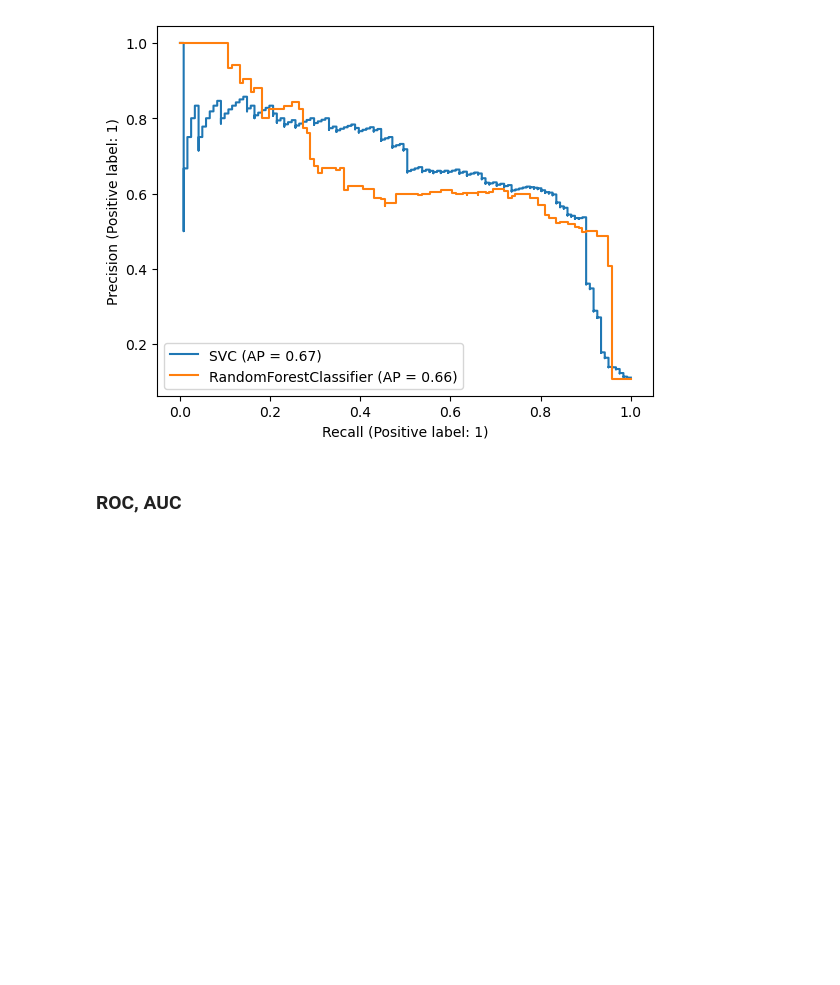
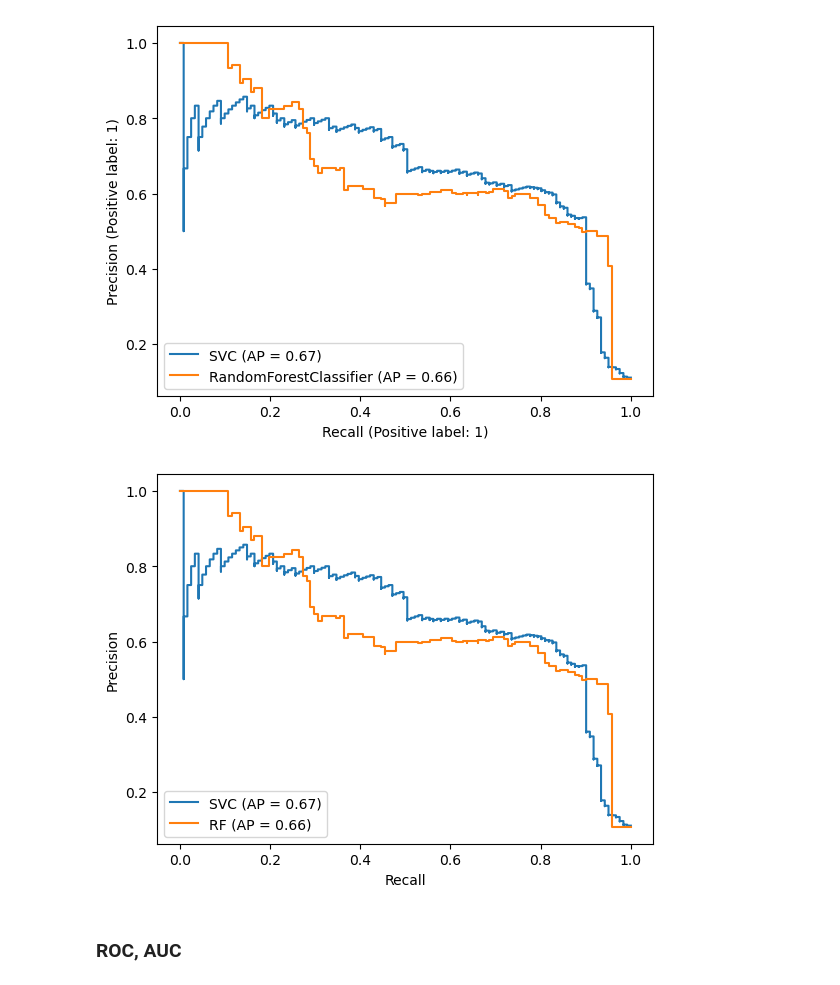
Before and after one commit to davidptuackr/ppb, a Jupyter notebook: 05_평가와_성능향상.ipynb, the cells around one changed output. Cells and saved outputs as stored; diff of their text form; code cells hidden in the pictures; blank space fills up the shorter version.

```diff
--- a/05_평가와_성능향상.ipynb
+++ b/05_평가와_성능향상.ipynb
@@ -1275,6 +1281,30 @@ PrecisionRecallDisplay.from_estimator(rf, X_test, y_test, ax=ax)
 plt.show()
 # %% [output]
 [figure]
+# %%
+"""
+    # 2. PrecisionRecallDisplay 객체 + 객체.plot(Axes)
+"""
+
+fig, ax = plt.subplots()
+
+disp = PrecisionRecallDisplay(
+    precision=precision, recall=recall,
+    average_precision=ap_svc,
+    estimator_name='SVC'
+)
+disp.plot(ax=ax)
+
+disp = PrecisionRecallDisplay(
+    precision=precision_rf, recall=recall_rf,
+    average_precision=ap_rf,
+    estimator_name='RF'
+)
+disp.plot(ax=ax)
+
+plt.show()
+# %% [output]
+[figure, added]
 # %% [markdown]
 ### ROC, AUC
 # %% [markdown]
```
Also changed, not shown: parts of 35 cells of this notebook.
